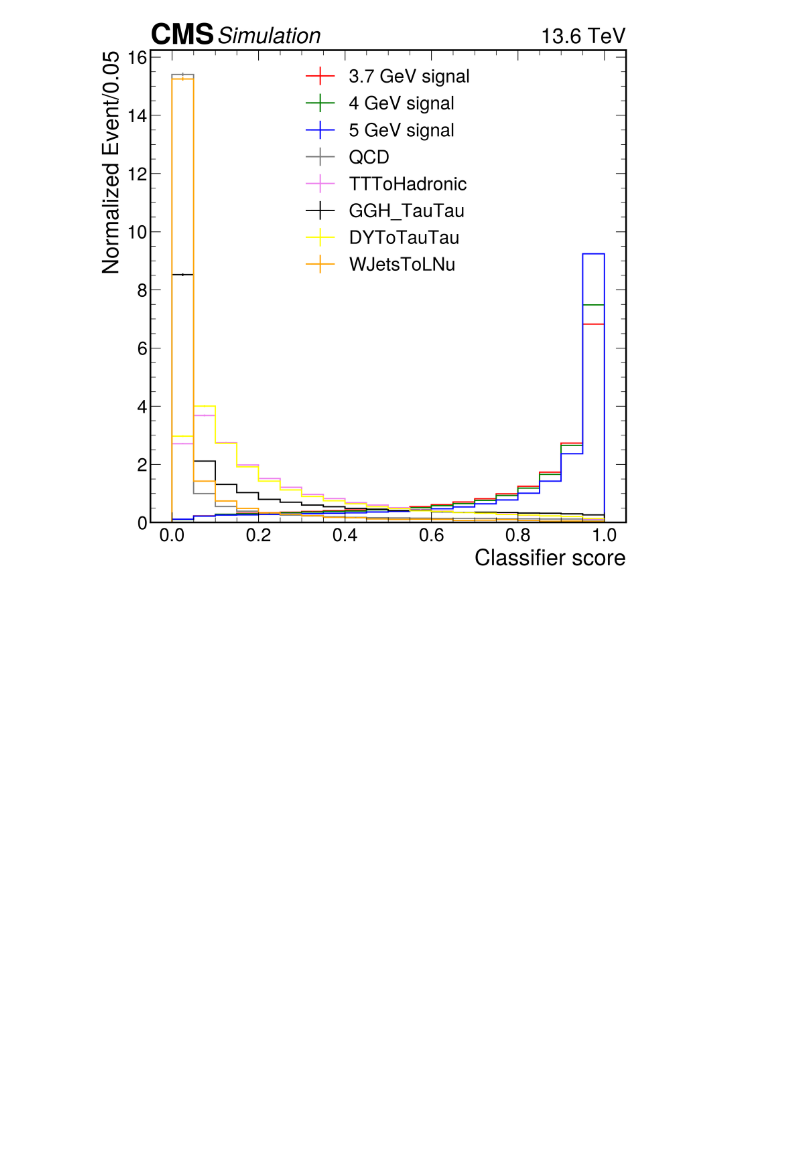
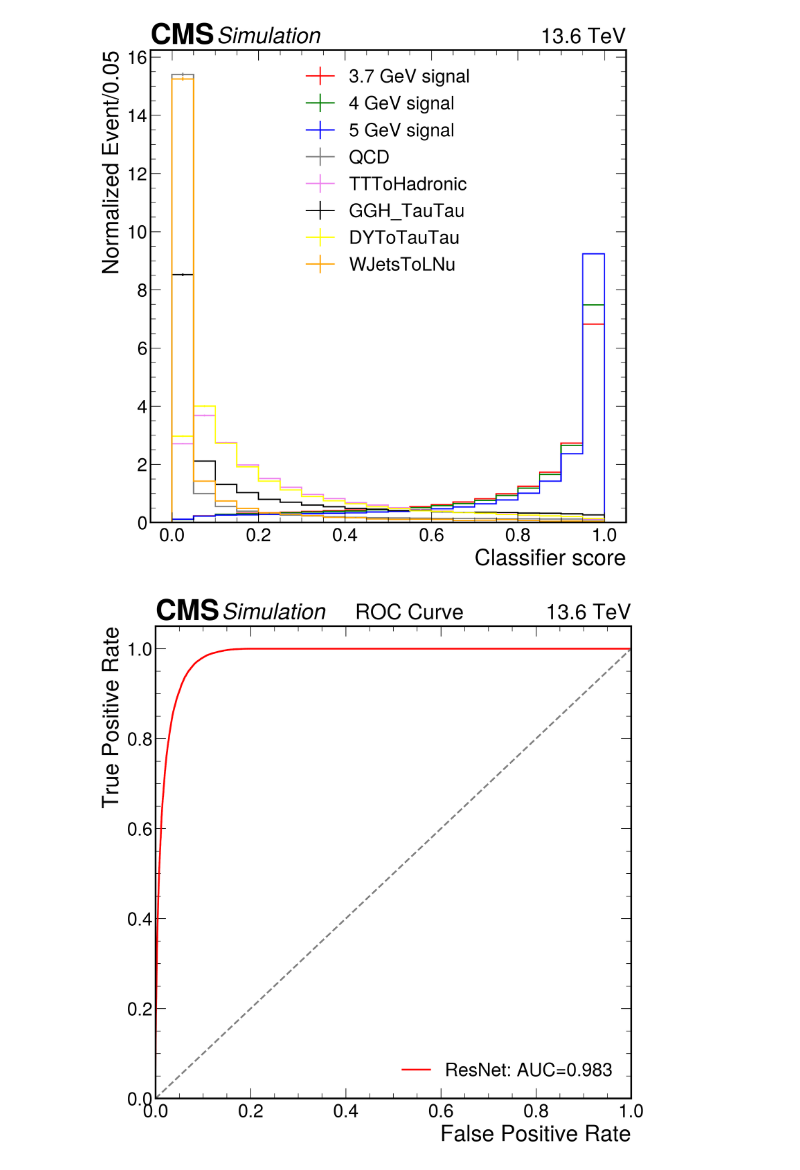
Before and after one commit to bhbam/H_AA_CLuster_jupyter_notebooks, a Jupyter notebook: AN_classifier.ipynb, the cells around one changed output. Cells and saved outputs as stored; diff of their text form; code cells hidden in the pictures; blank space fills up the shorter version.

```diff
--- a/AN_classifier.ipynb
+++ b/AN_classifier.ipynb
@@ -199,3 +203,96 @@ hep.cms.label(llabel="Simulation ", rlabel="13.6 TeV", loc=0, ax=ax)
 plt.show()
 # %% [output]
 [figure]
+# %%
+epoch=15
+
+data_dir ='../bbbam/ResNet_classifier_run3_LPC_mapA'
+model_dir = '13_ch_classifier_ResNet_mapA'
+
+bins = np.arange(0,1.01,0.05)
+data_file = glob.glob(f"{data_dir}/{model_dir}/INFERENCE_DATA/epoch{epoch}_auc*.pkl")[0]
+# print(data_file)
+infile = open(f"{data_file}", "rb")
+data = pickle.load(infile)
+fpr = data['fpr']
+tpr = data['tpr']
+
+fig, ax = plt.subplots(dpi=300)
+plt.plot(fpr, tpr, color='red', lw=2, label=f'ResNet: AUC={np.round(auc(fpr, tpr),3)}')
+plt.plot([0, 1], [0, 1], color='grey', lw=2, linestyle='--')
+plt.xlim([0.0, 1.0])
+plt.ylim([0.0, 1.05])
+plt.xlabel('False Positive Rate')
+plt.ylabel('True Positive Rate')
+# plt.title('Receiver Operating Characteristic (ROC) Curve')
+plt.legend(loc='lower right')
+hep.cms.label(llabel="Simulation ", rlabel="ROC Curve         " + "     13.6 TeV", loc=0, ax=ax)
+# plt.savefig(f'{out_dir}/roc_curve_resnet_and_resnet_mapA_model.pdf', bbox_inches='tight',dpi=300, facecolor = "w")
+plt.show()
+
+
+
+sig , back = [], []
+bins = np.arange(0,1.01,0.05)
+y_pred = data['y_pred'].flatten()
+y_true = data['y_true'].flatten()
+
+for i in range(len(y_true)):
+    if y_true[i]==1:
+        sig.append(y_pred[i])
+    else:
+        back.append(y_pred[i])
+fig, ax = plt.subplots(dpi=300)
+
+h1_counts, h1_bins = np.histogram(sig, bins=bins)
+hep.histplot(h1_counts, h1_bins, histtype='step', yerr=True,
+             label='Signal', linestyle='-', color='g', density=True)
+
+h2_counts, h2_bins = np.histogram(back, bins=bins)
+hep.histplot(h2_counts, h2_bins, histtype='step', yerr=True,
+             label='Background', linestyle='-', color='r', density=True)
+
+plt.xlabel('Classifier score')
+plt.ylabel('Normalized Event/0.05')
+plt.legend(loc='best')
+hep.cms.label(llabel="Simulation ", rlabel="13.6 TeV", loc=0, ax=ax)
+# plt.savefig(f'{out_dir}/classifier_score_for_resnet_mapA_model.pdf', bbox_inches='tight',dpi=300, facecolor = "w")
+plt.show()
+
+
+# Convert probabilities to binary predictions
+y_pred_binary = (y_pred >= 0.5).astype(int)
+
+# Calculate accuracy
+accuracy = accuracy_score(y_true, y_pred_binary)
+print(f"Accuracy: {accuracy:.2%}")
+
+# Calculate precision
+precision = precision_score(y_true, y_pred_binary)
+print(f"Precision: {precision:.2%}")
+
+# Calculate recall
+recall = recall_score(y_true, y_pred_binary)
+print(f"Recall: {recall:.2%}")
+
+# Calculate F1 score
+f1 = f1_score(y_true, y_pred_binary)
+print(f"F1 Score: {f1:.2%}")
+
+# Confusion matrix
+conf_matrix = confusion_matrix(y_true, y_pred_binary)
+print("Confusion Matrix:")
+print(conf_matrix)
+fig, ax = plt.subplots(dpi=300)
+# Plot confusion matrix heatmap
+sns.heatmap(conf_matrix, annot=True, fmt='d', cmap='Blues', cbar=False,
+            xticklabels=['Predicted Background', 'Predicted Signal'],
+            yticklabels=['Actual Background', 'Actual Signal'])
+
+plt.ylabel('True')
+plt.xlabel('Predicted')
+hep.cms.label(llabel="Simulation ", rlabel="Confusion Matrix  "+"  13.6 TeV", loc=0, ax=ax)
+# plt.savefig(f'{out_dir}/confusion_matrix_for_resnet_mapA_model.pdf', bbox_inches='tight',dpi=300, facecolor = "w")
+plt.show()
+# %% [output]
+[figure, added]
```
Also changed, not shown: parts of 6 cells of this notebook.
